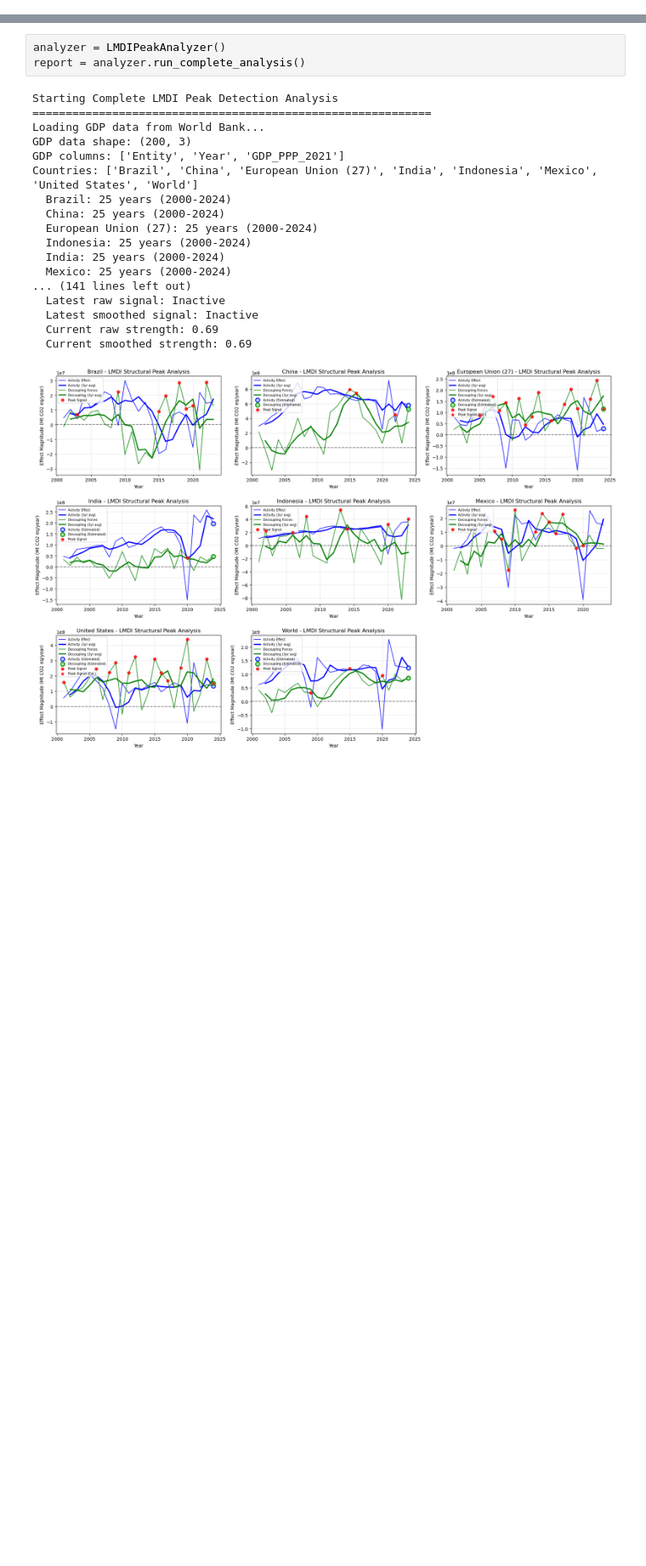
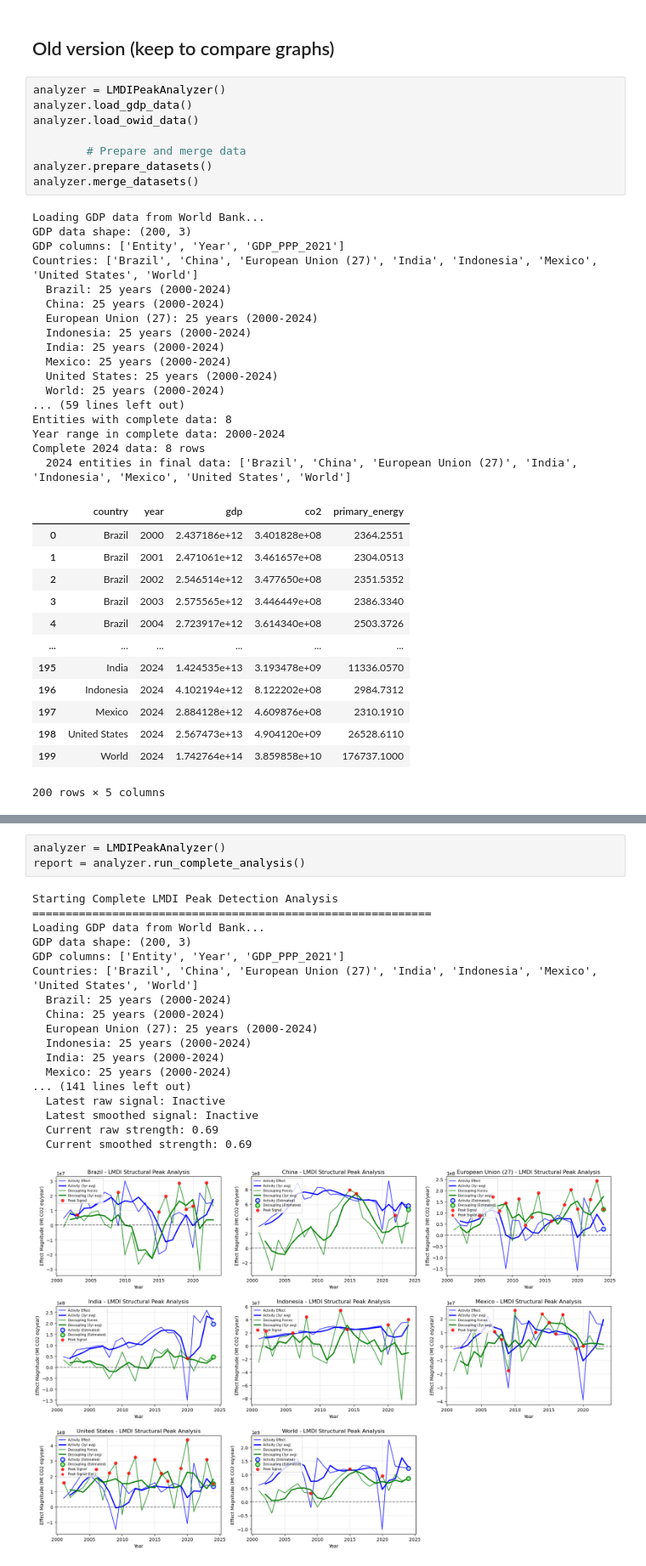
Before and after one commit to nezzag/peaking_test, a Jupyter notebook: notebooks/lmdi_test.ipynb, the cells around one changed output, grey strips where cells are left out. Shown at 85% size. Drawn from its saved outputs; the diff is of its cells as text; blank space fills up the shorter version.

```diff
--- a/notebooks/lmdi_test.ipynb
+++ b/notebooks/lmdi_test.ipynb
@@ -17,0 +340,41 @@ from lmdi_analysis import LMDIPeakAnalyzer
+# %% [markdown]
+## Old version (keep to compare graphs)
+# %%
+analyzer = LMDIPeakAnalyzer()
+analyzer.load_gdp_data()
+analyzer.load_owid_data()
+
+        # Prepare and merge data
+analyzer.prepare_datasets()
+analyzer.merge_datasets()
+# %% [output]
+Loading GDP data from World Bank...
+GDP data shape: (200, 3)
+GDP columns: ['Entity', 'Year', 'GDP_PPP_2021']
+Countries: ['Brazil', 'China', 'European Union (27)', 'India', 'Indonesia', 'Mexico', 'United States', 'World']
+  Brazil: 25 years (2000-2024)
+  China: 25 years (2000-2024)
+  European Union (27): 25 years (2000-2024)
+  Indonesia: 25 years (2000-2024)
+  India: 25 years (2000-2024)
+  Mexico: 25 years (2000-2024)
+  United States: 25 years (2000-2024)
+  World: 25 years (2000-2024)
+... (59 lines left out)
+Entities with complete data: 8
+Year range in complete data: 2000-2024
+Complete 2024 data: 8 rows
+  2024 entities in final data: ['Brazil', 'China', 'European Union (27)', 'India', 'Indonesia', 'Mexico', 'United States', 'World']
+|  | country | year | gdp | co2 | primary_energy |
+| 0 | Brazil | 2000 | 2.437186e+12 | 3.401828e+08 | 2364.2551 |
+| 1 | Brazil | 2001 | 2.471061e+12 | 3.461657e+08 | 2304.0513 |
+| 2 | Brazil | 2002 | 2.546514e+12 | 3.477650e+08 | 2351.5352 |
+| 3 | Brazil | 2003 | 2.575565e+12 | 3.446449e+08 | 2386.3340 |
+| 4 | Brazil | 2004 | 2.723917e+12 | 3.614340e+08 | 2503.3726 |
+| ... | ... | ... | ... | ... | ... |
+| 195 | India | 2024 | 1.424535e+13 | 3.193478e+09 | 11336.0570 |
+| 196 | Indonesia | 2024 | 4.102194e+12 | 8.122202e+08 | 2984.7312 |
+| 197 | Mexico | 2024 | 2.884128e+12 | 4.609876e+08 | 2310.1910 |
+| 198 | United States | 2024 | 2.567473e+13 | 4.904120e+09 | 26528.6110 |
+| 199 | World | 2024 | 1.742764e+14 | 3.859858e+10 | 176737.1000 |
+200 rows × 5 columns
```
Also changed, not shown: parts of 12 cells of this notebook, 27 other files.
